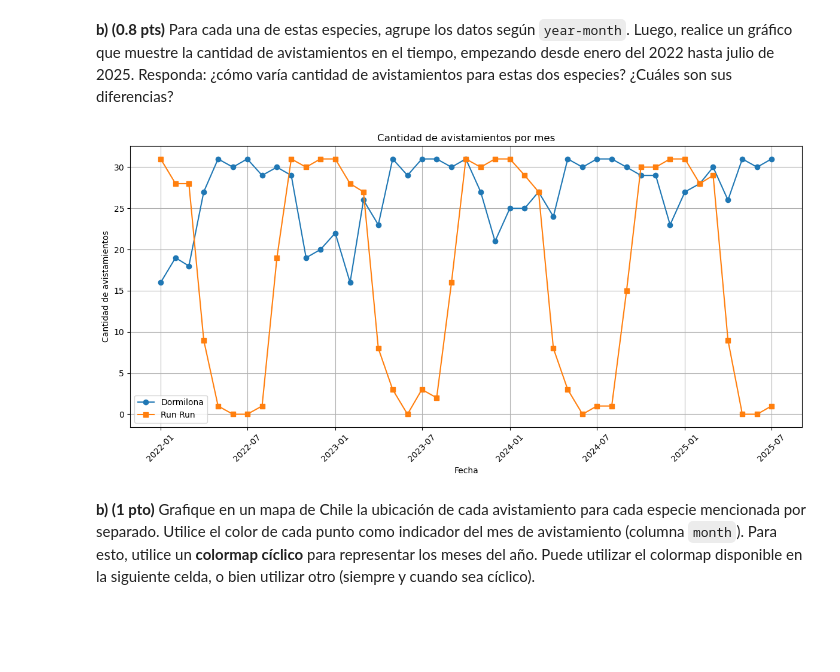
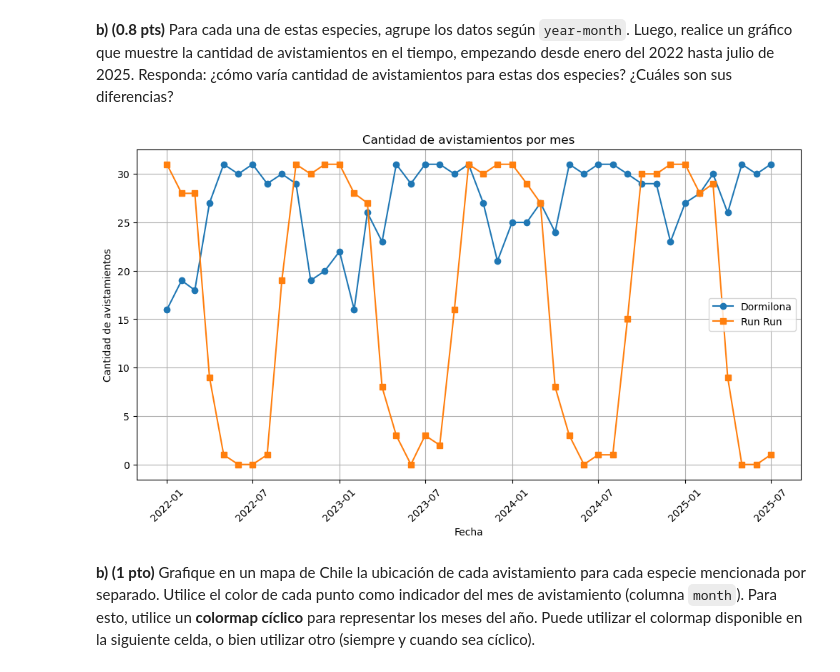
Before and after one commit to Benjasud-coder/IMT2200-Benjamin-Pardo-, a Jupyter notebook: Tarea 2/IMT2200-25s2 - Tarea 02.ipynb, the cells around one changed output. Saved outputs shown, nothing was run; the diff lists cells and outputs as text; code cells hidden in the pictures; blank space fills up the shorter version.

```diff
--- a/Tarea 2/IMT2200-25s2 - Tarea 02.ipynb
+++ b/Tarea 2/IMT2200-25s2 - Tarea 02.ipynb
@@ -315,25 +318,27 @@ data_dormilona.head()
 # %%
 zz = data_dormilona.groupby('year_month').size().reset_index(name='avistamientos_dormilona')
 rr = data_run_run.groupby('year_month').size().reset_index(name='avistamientos_run_run')
+# Medimos la cantidad y creamos uno nuevo
 
 df_plot = pd.merge(zz, rr, on='year_month', how='outer').fillna(0)
+# Los unimos para luego graficarlos
 
 df_plot['year_month'] = df_plot['year_month'].dt.to_timestamp()
+# PAsamos la columna a datetime
 
 plt.figure(figsize=(12,6))
 plt.plot(df_plot['year_month'], df_plot['avistamientos_dormilona'], label='Dormilona', marker='o')
 plt.plot(df_plot['year_month'], df_plot['avistamientos_run_run'], label='Run Run', marker='s')
 
 plt.title('Cantidad de avistamientos por mes')
 plt.xlabel('Fecha')
 plt.ylabel('Cantidad de avistamientos')
 plt.xticks(rotation=45)
 plt.legend()
 plt.grid(True)
-plt.tight_layout()
 plt.show()
 # %% [output]
-[figure, old version]
+[figure, new version]
 # %% [markdown]
 **b) (1 pto)** Grafique en un mapa de Chile la ubicación de cada avistamiento para cada especie mencionada por separado. Utilice el color de cada punto como indicador del mes de avistamiento (columna `month`). Para esto, utilice un **colormap cíclico** para representar los meses del año. Puede utilizar el colormap disponible en la siguiente celda, o bien utilizar otro (siempre y cuando sea cíclico).
 # %%
```
Also changed, not shown: parts of 4 cells of this notebook.
